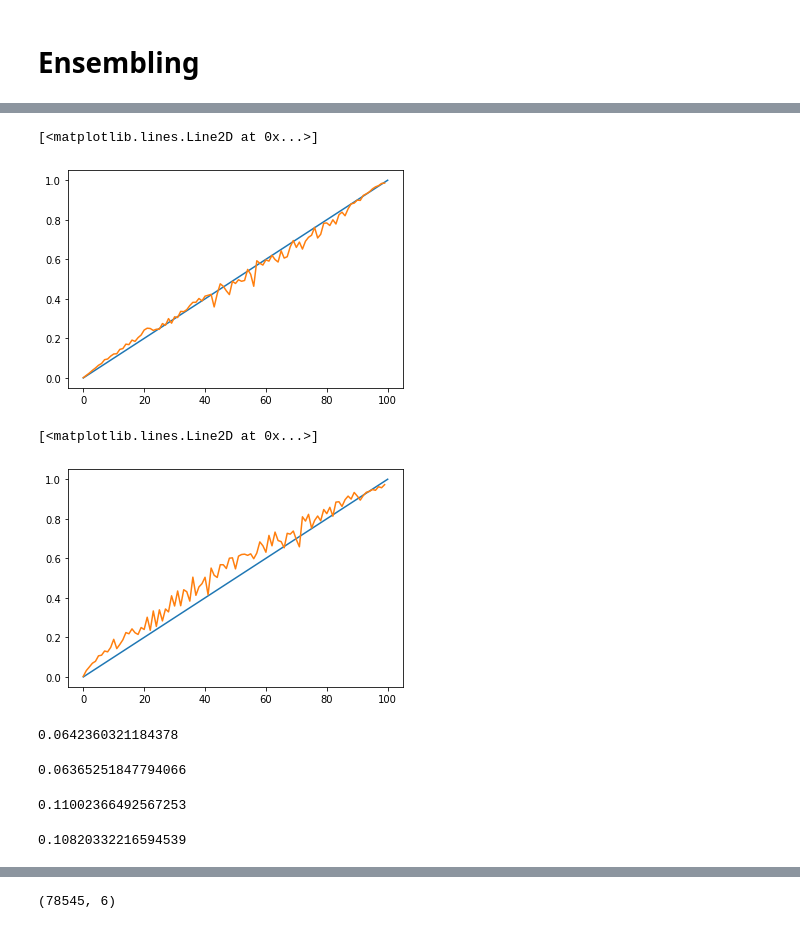
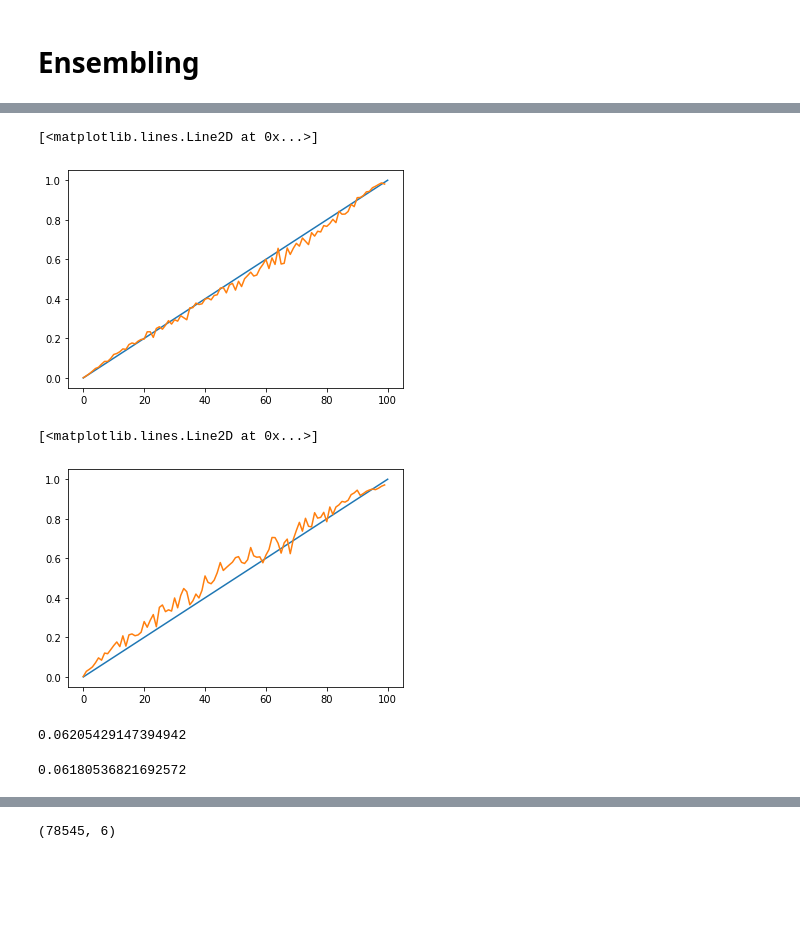
Before and after one commit to nosound2/RSNA-Hemorrhage, a Jupyter notebook: notebooks/Ensembling.ipynb, the cells around one changed output, grey strips where cells are left out. Saved outputs shown, nothing was run; the diff lists cells and outputs as text; code cells hidden in the pictures; blank space fills up the shorter version.

Commit message:
weighted verions

```diff
--- a/notebooks/Ensembling.ipynb
+++ b/notebooks/Ensembling.ipynb
@@ -175,0 +125,7 @@ preds2 = applyAggFunc(preds_all, runs_afunc)
+# %%
+zz = preds_all.mean(0)[:,0]
+
+train_md['prob'] = zz
+
+plt.plot(train_md[['prob','pos_idx']].groupby('pos_idx').mean())
+plt.plot([0,60],[0,0])
@@ -256,4 +193,0 @@ pp = preds_all.mean((0,1))
-# %%
-train_md = pd.concat([train_md, pd.DataFrame(pp,columns=[s+'2' for s in all_ich])],axis=1)
-# %%
-train_md = train_md.sort_values(['SeriesInstanceUID','pos_idx'])
@@ -643,8 +330,6 @@ Operation completed over 4 objects/172.6 MiB.
 /home/zahar_chikishev/running/preds_se_resnext101_32x4d_v75
 # %% [markdown]
 # Ensembling
-# %%
-preds_all = getPredsOOF(aug=8,datasets=range(6,10))
 # %%
 preds_all.shape
 # %% [output]
@@ -652,48 +337,39 @@ preds_all.shape
 # %%
 #dd = pd.DataFrame(preds_all.mean(1)[4], columns=all_ich)
-dd = pd.DataFrame(preds_all.mean((0,1)), columns=all_ich)
+dd = pd.DataFrame(preds_all.mean(0), columns=all_ich)
 
 k=5
 plt.plot([0,100],[0,1])
 plt.plot(train_md[[all_ich[k]]].groupby(pd.cut(dd[all_ich[k]],np.arange(101)/100)).mean().values)
 # %% [output]
 [<matplotlib.lines.Line2D at 0x...>]
-[figure, old version]
+[figure, new version]
 # %%
 k = 0
-power = 1
-dd = pd.DataFrame((preds_all.mean((0,1)))**(power), columns=all_ich)
+dd = pd.DataFrame((preds_all.mean(0)), columns=all_ich)
 vals = (train_md[all_ich[k]]*train_md['weights']).groupby(pd.cut(dd[all_ich[k]],np.arange(101)/100)).mean()/ \
     train_md['weights'].groupby(pd.cut(dd[all_ich[k]],np.arange(101)/100)).mean()
 
 #dd = pd.DataFrame(preds_all.mean(1)[4], columns=all_ich)
 
 plt.plot([0,100],[0,1])
 plt.plot(vals.values)
 # %% [output]
 [<matplotlib.lines.Line2D at 0x...>]
-[figure, old version]
+[figure, new version]
 # %%
 res = np.zeros(6)
 for k in range(6):
-    res[k] = log_loss(train_md[all_ich[k]], preds_all.mean((0,1))[:,k], eps=1e-7, labels=[0,1], \
+    res[k] = log_loss(train_md[all_ich[k]], preds_all.mean(0)[:,k], eps=1e-7, labels=[0,1], \
                       sample_weight=train_md.weights)
 print((res*class_weights).mean())
 # %% [output]
-0.0642360321184378
+0.06205429147394942
 # %%
 res = np.zeros(6)
 for k in range(6):
-    res[k] = log_loss(train_md[all_ich[k]], preds_all.mean((0,1))[:,k]**(0.9), eps=1e-7, labels=[0,1], \
+    res[k] = log_loss(train_md[all_ich[k]], preds_all.mean(0)[:,k]**(0.9), eps=1e-7, labels=[0,1], \
                       sample_weight=train_md.weights)
 print((res*class_weights).mean())
 # %% [output]
-0.06365251847794066
+0.06180536821692572
-# %%
-log_loss(train_md[all_ich[k]], preds_all.mean((0,1))[:,k], eps=1e-7, labels=[0,1], sample_weight=train_md.weights)
-# %% [output]
-0.11002366492567253
-# %%
-log_loss(train_md[all_ich[k]], preds_all.mean((0,1))[:,k]**(0.90), eps=1e-7, labels=[0,1], sample_weight=train_md.weights)
-# %% [output]
-0.10820332216594539
```
Also changed, not shown: parts of 148 cells of this notebook, 4 other files.
